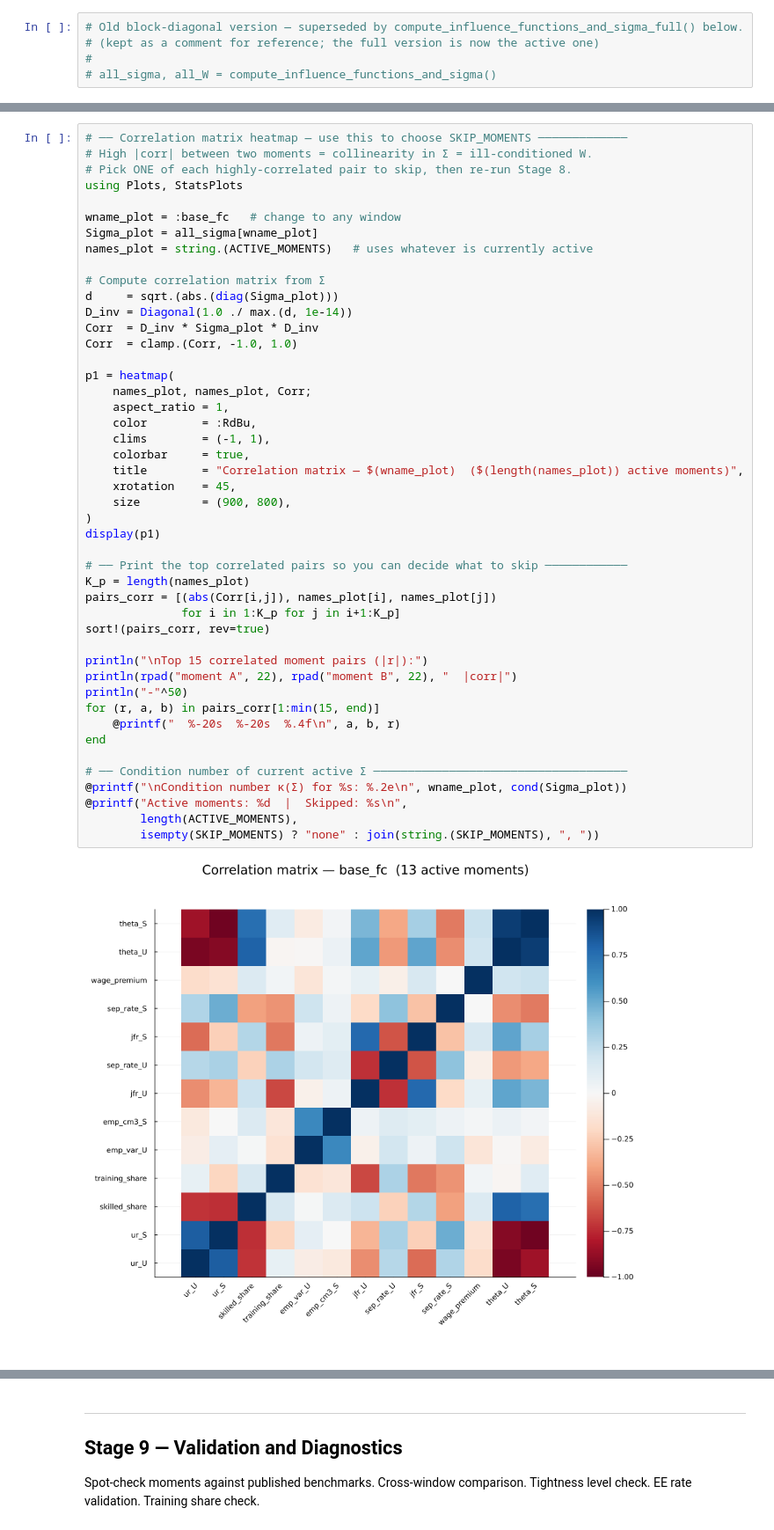
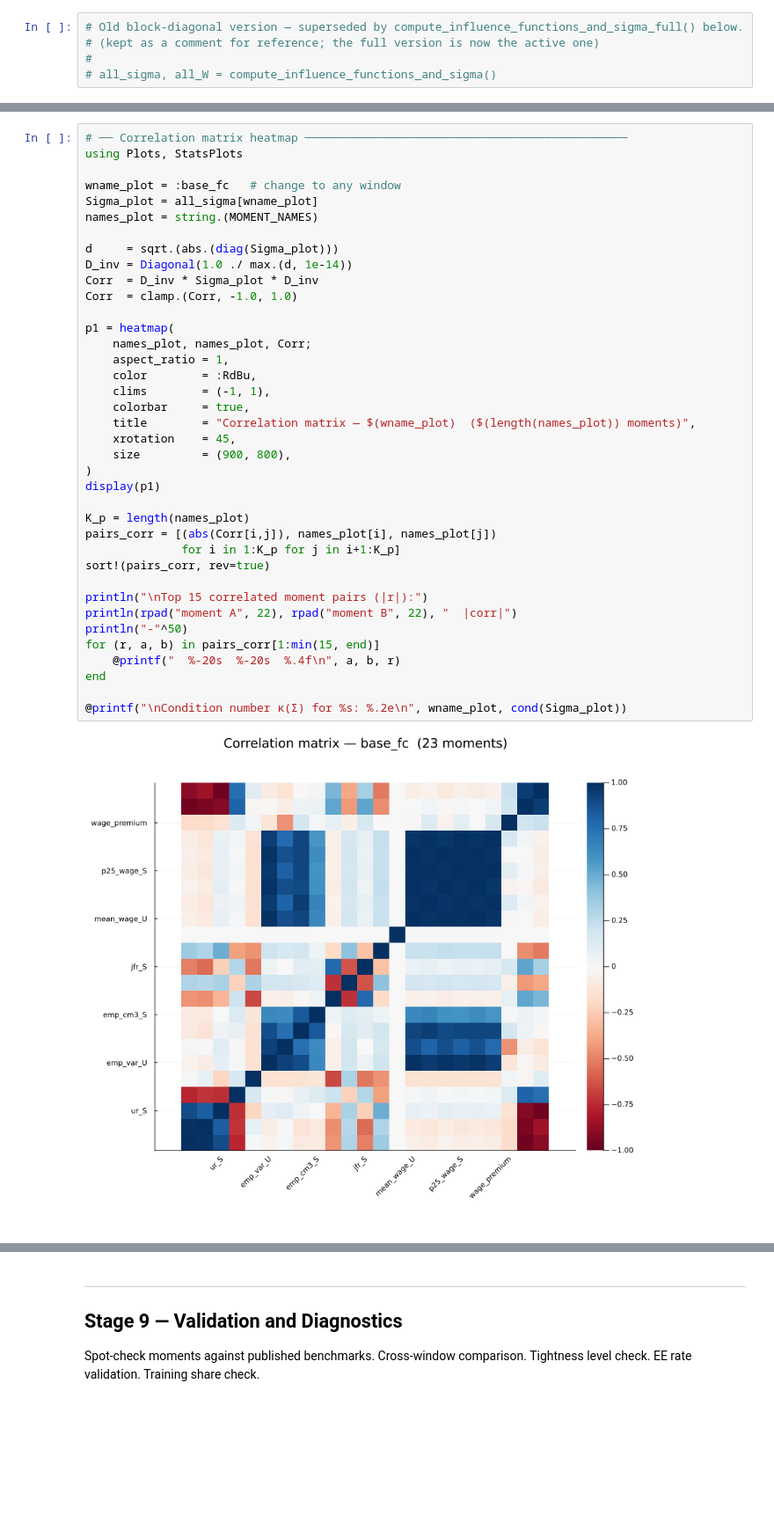
Before and after one commit to RamziChariag/DMP_labour_market_choice, a Jupyter notebook: code/notebooks/data_pipeline_v6.ipynb, the cells around one changed output, grey strips where cells are left out. Shown at 88% size. Saved outputs shown, nothing was run; the diff lists cells and outputs as text; blank space fills up the shorter version.

```diff
--- a/code/notebooks/data_pipeline_v6.ipynb
+++ b/code/notebooks/data_pipeline_v6.ipynb
@@ -2390,51 +2230,43 @@ all_sigma, all_W = compute_influence_functions_and_sigma_full()
 # %%
-# ── Correlation matrix heatmap — use this to choose SKIP_MOMENTS ─────────────
-# High |corr| between two moments = collinearity in Σ = ill-conditioned W.
-# Pick ONE of each highly-correlated pair to skip, then re-run Stage 8.
+# ── Correlation matrix heatmap ───────────────────────────────────────────────
 using Plots, StatsPlots
 
 wname_plot = :base_fc   # change to any window
 Sigma_plot = all_sigma[wname_plot]
-names_plot = string.(ACTIVE_MOMENTS)   # uses whatever is currently active
+names_plot = string.(MOMENT_NAMES)
 
-# Compute correlation matrix from Σ
 d     = sqrt.(abs.(diag(Sigma_plot)))
 D_inv = Diagonal(1.0 ./ max.(d, 1e-14))
 Corr  = D_inv * Sigma_plot * D_inv
 Corr  = clamp.(Corr, -1.0, 1.0)
 
 p1 = heatmap(
     names_plot, names_plot, Corr;
     aspect_ratio = 1,
     color        = :RdBu,
     clims        = (-1, 1),
     colorbar     = true,
-    title        = "Correlation matrix — $(wname_plot)  ($(length(names_plot)) active moments)",
+    title        = "Correlation matrix — $(wname_plot)  ($(length(names_plot)) moments)",
     xrotation    = 45,
     size         = (900, 800),
 )
 display(p1)
 
-# ── Print the top correlated pairs so you can decide what to skip ────────────
 K_p = length(names_plot)
 pairs_corr = [(abs(Corr[i,j]), names_plot[i], names_plot[j])
               for i in 1:K_p for j in i+1:K_p]
 sort!(pairs_corr, rev=true)
 
 println("\nTop 15 correlated moment pairs (|r|):")
 println(rpad("moment A", 22), rpad("moment B", 22), "  |corr|")
 println("-"^50)
 for (r, a, b) in pairs_corr[1:min(15, end)]
     @printf("  %-20s  %-20s  %.4f\n", a, b, r)
 end
 
-# ── Condition number of current active Σ ─────────────────────────────────────
 @printf("\nCondition number κ(Σ) for %s: %.2e\n", wname_plot, cond(Sigma_plot))
-@printf("Active moments: %d  |  Skipped: %s\n",
-        length(ACTIVE_MOMENTS),
-        isempty(SKIP_MOMENTS) ? "none" : join(string.(SKIP_MOMENTS), ", "))
 # %% [output]
-[figure, old version]
+[figure, new version]
 Top 15 correlated moment pairs (|r|):
 moment A              moment B                |corr|
 --------------------------------------------------
```
Also changed, not shown: parts of 23 cells of this notebook, 6 other files.
